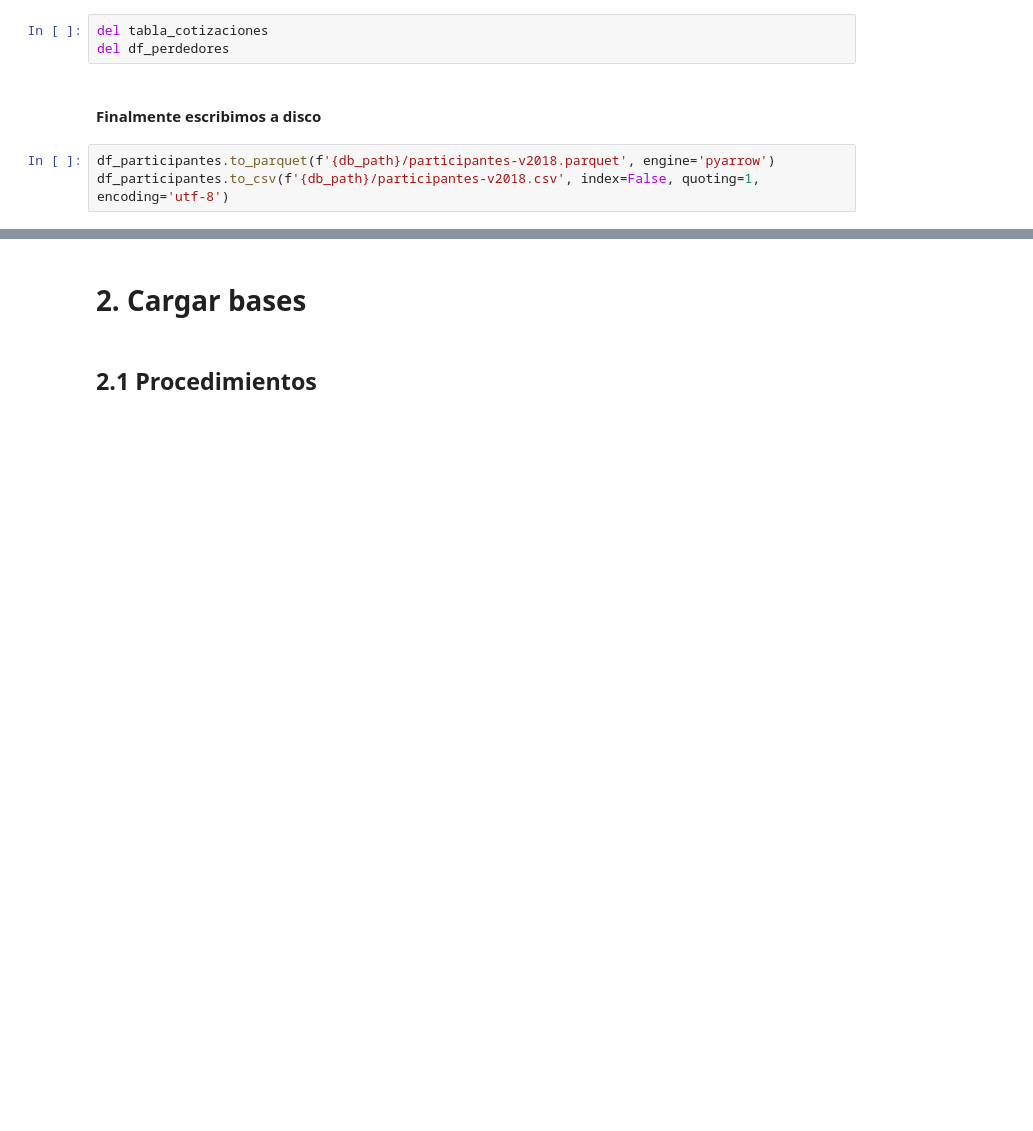
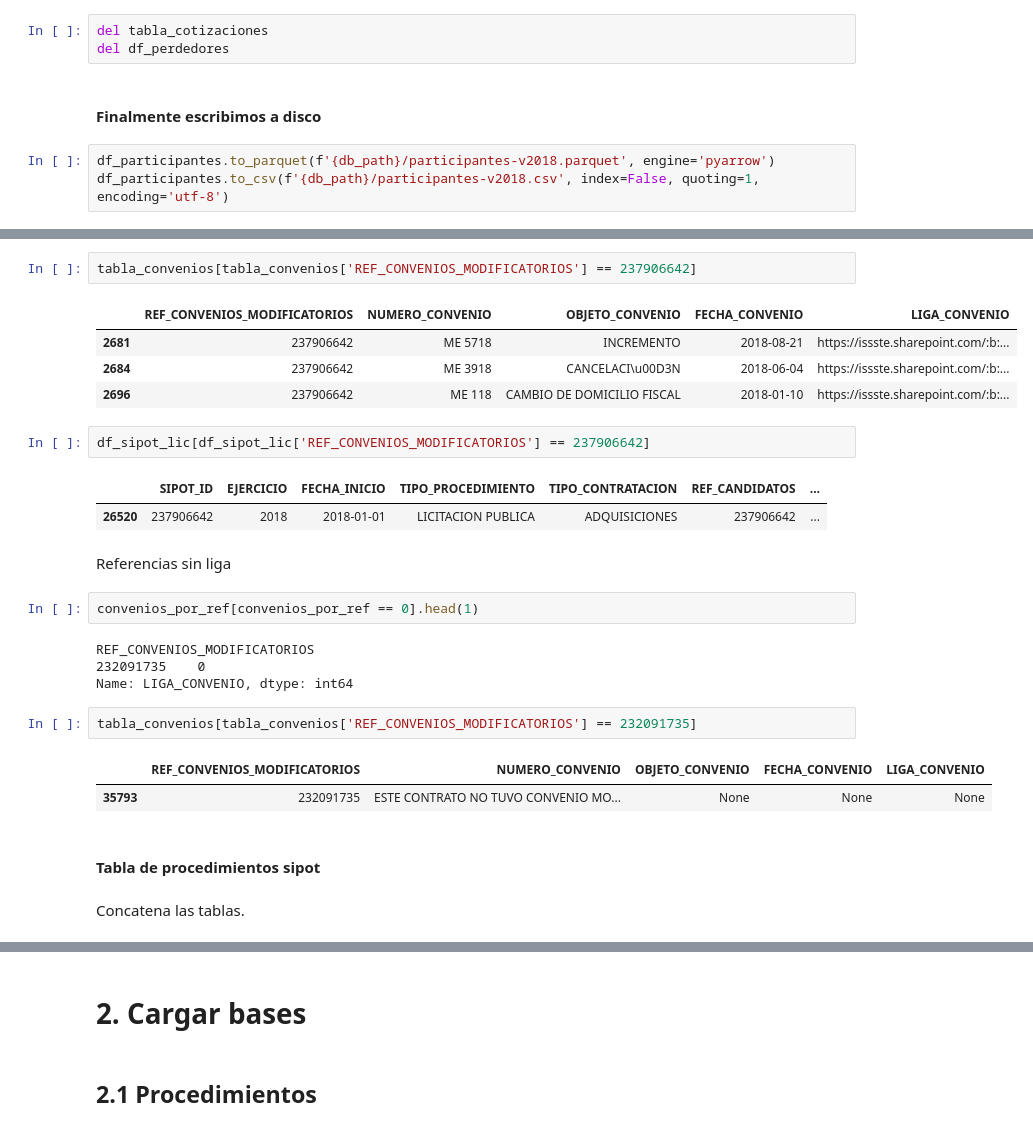
Before and after one commit to imco/IRC, a Jupyter notebook: notebooks/IRC_v2.ipynb, the cells around one changed output, grey strips where cells are left out. Drawn from its saved outputs; the diff is of its cells as text; blank space fills up the shorter version.

```diff
--- a/notebooks/IRC_v2.ipynb
+++ b/notebooks/IRC_v2.ipynb
@@ -1109,0 +1183,29 @@ df_participantes.to_csv(f'{db_path}/participantes-v2018.csv', index=False, quoti
+# %%
+tabla_convenios[tabla_convenios['REF_CONVENIOS_MODIFICATORIOS'] == 237906642]
+# %% [output]
+|  | REF_CONVENIOS_MODIFICATORIOS | NUMERO_CONVENIO | OBJETO_CONVENIO | FECHA_CONVENIO | LIGA_CONVENIO |
+| 2681 | 237906642 | ME 5718 | INCREMENTO | 2018-08-21 | https://issste.sharepoint.com/:b:... |
+| 2684 | 237906642 | ME 3918 | CANCELACI\u00D3N | 2018-06-04 | https://issste.sharepoint.com/:b:... |
+| 2696 | 237906642 | ME 118 | CAMBIO DE DOMICILIO FISCAL | 2018-01-10 | https://issste.sharepoint.com/:b:... |
+# %%
+df_sipot_lic[df_sipot_lic['REF_CONVENIOS_MODIFICATORIOS'] == 237906642]
+# %% [output]
+|  | SIPOT_ID | EJERCICIO | FECHA_INICIO | TIPO_PROCEDIMIENTO | TIPO_CONTRATACION | REF_CANDIDATOS | ... |
+| 26520 | 237906642 | 2018 | 2018-01-01 | LICITACION PUBLICA | ADQUISICIONES | 237906642 | ... |
+# %% [markdown]
+Referencias sin liga
+# %%
+convenios_por_ref[convenios_por_ref == 0].head(1)
+# %% [output]
+REF_CONVENIOS_MODIFICATORIOS
+232091735    0
+Name: LIGA_CONVENIO, dtype: int64
+# %%
+tabla_convenios[tabla_convenios['REF_CONVENIOS_MODIFICATORIOS'] == 232091735]
+# %% [output]
+|  | REF_CONVENIOS_MODIFICATORIOS | NUMERO_CONVENIO | OBJETO_CONVENIO | FECHA_CONVENIO | LIGA_CONVENIO |
+| 35793 | 232091735 | ESTE CONTRATO NO TUVO CONVENIO MO... | None | None | None |
+# %% [markdown]
+#### Tabla de procedimientos sipot
+# %% [markdown]
+Concatena las tablas.
```
Also changed, not shown: parts of 19 cells of this notebook.
